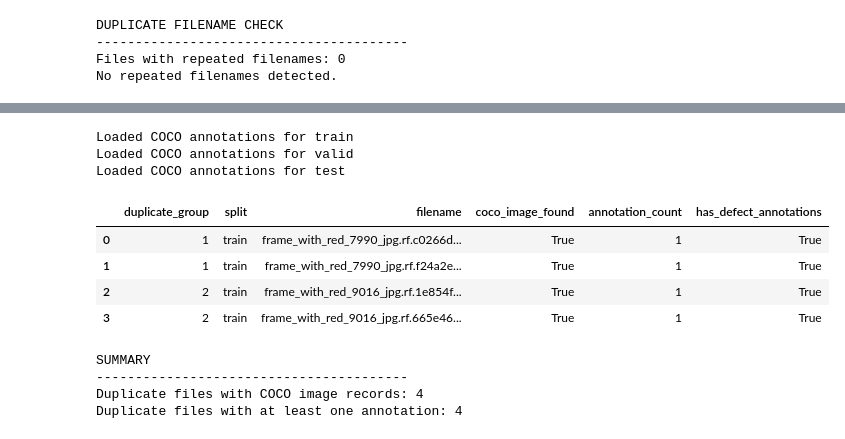
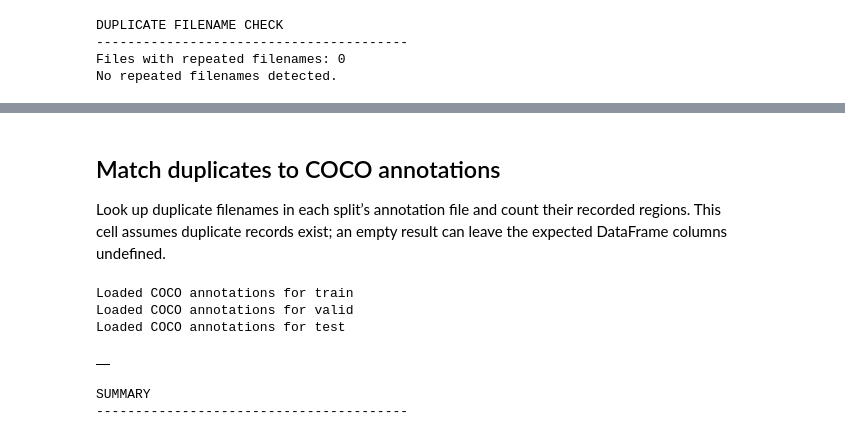
Before and after one commit to bencurwengreen/Pork-Rasher-Inspection, a Jupyter notebook: notebooks/00_validate_image_dataset.ipynb, the cells around one changed output, grey strips where cells are left out. Drawn from its saved outputs; the diff is of its cells as text; code cells hidden in the pictures.

```diff
--- a/notebooks/00_validate_image_dataset.ipynb
+++ b/notebooks/00_validate_image_dataset.ipynb
@@ -28,8 +40,6 @@ for split, folder in DATASET_DIRS.items():
 
 # Your later model divides images into 32x32 regions.
 # Images smaller than this cannot be processed correctly.
-MIN_WIDTH = 32
-MIN_HEIGHT = 32
 # %% [output]
 train: True - C:\Users\bengr\OneDrive - Monash University\Desktop\Uni\3001 Numerical Methods and Machine Learning\Pork Rasher Inspection\data\raw\train
 valid: True - C:\Users\bengr\OneDrive - Monash University\Desktop\Uni\3001 Numerical Methods and Machine Learning\Pork Rasher Inspection\data\raw\valid
@@ -536,7 +563,9 @@ for group_number, (_, group) in enumerate(
+# %% [markdown]
+## Match duplicates to COCO annotations
+
+Look up duplicate filenames in each split’s annotation file and count their recorded regions. This cell assumes duplicate records exist; an empty result can leave the expected DataFrame columns undefined.
 # %%
 import json
-import pandas as pd
-from pathlib import Path
 
 # ---------------------------------------------------------
 # CHECK COCO ANNOTATIONS FOR DUPLICATE IMAGES
@@ -601,49 +630,33 @@ for group_number, (_, group) in enumerate(
             # Count annotations associated with those image IDs.
             annotation_count = sum(
                 annotation["image_id"] in image_ids
                 for annotation in coco.get("annotations", [])
             )
 
         annotation_records.append({
             "duplicate_group": group_number,
             "split": split,
             "filename": filename,
             "coco_image_found": image_found,
             "annotation_count": annotation_count,
             "has_defect_annotations": annotation_count > 0
         })
 
 
 # ---------------------------------------------------------
 # DISPLAY RESULTS
 # ---------------------------------------------------------
 
 df_duplicate_annotations = pd.DataFrame(annotation_records)
 
 display(df_duplicate_annotations)
 
 print("\nSUMMARY")
 print("-" * 40)
-
-print(
-    "Duplicate files with COCO image records:",
-    df_duplicate_annotations["coco_image_found"].sum()
-)
-
-print(
-    "Duplicate files with at least one annotation:",
-    df_duplicate_annotations["has_defect_annotations"].sum()
-)
 # %% [output]
 Loaded COCO annotations for train
 Loaded COCO annotations for valid
 Loaded COCO annotations for test
-|  | duplicate_group | split | filename | coco_image_found | annotation_count | has_defect_annotations |
-| 0 | 1 | train | frame_with_red_7990_jpg.rf.c0266d... | True | 1 | True |
-| 1 | 1 | train | frame_with_red_7990_jpg.rf.f24a2e... | True | 1 | True |
-| 2 | 2 | train | frame_with_red_9016_jpg.rf.1e854f... | True | 1 | True |
-| 3 | 2 | train | frame_with_red_9016_jpg.rf.665e46... | True | 1 | True |
+|  |
 SUMMARY
 ----------------------------------------
-Duplicate files with COCO image records: 4
-Duplicate files with at least one annotation: 4
```
Also changed, not shown: parts of 20 cells of this notebook, 28 other files.
